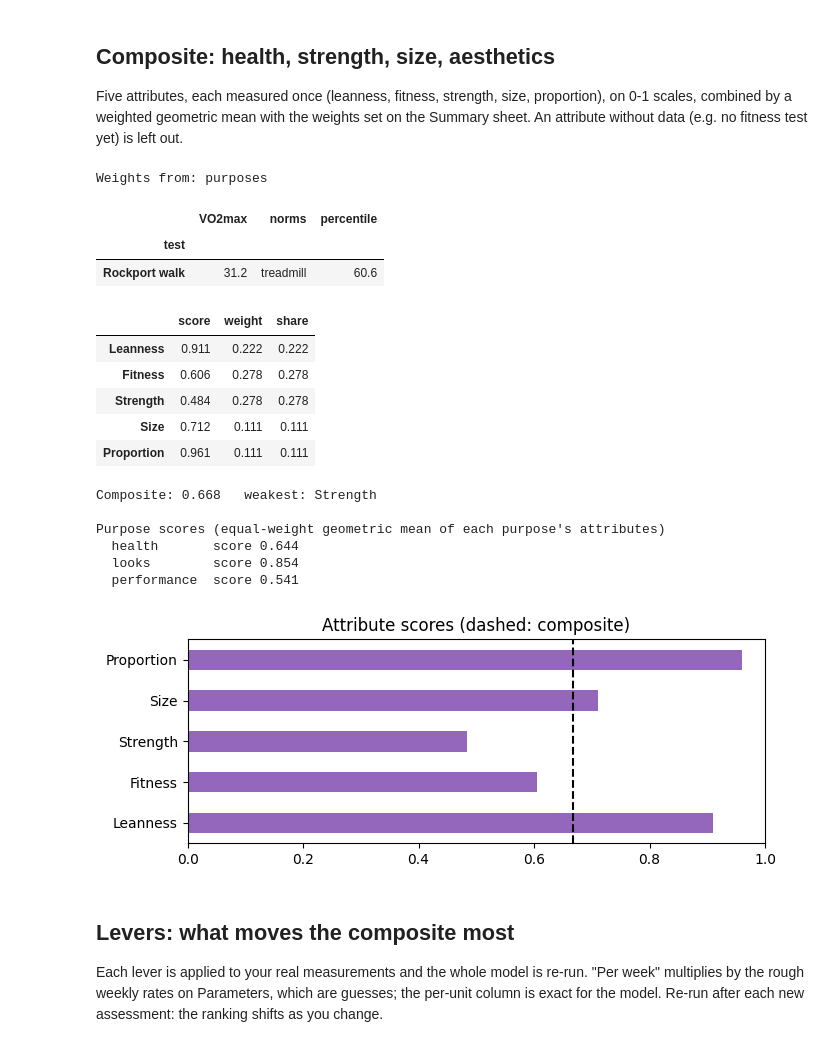
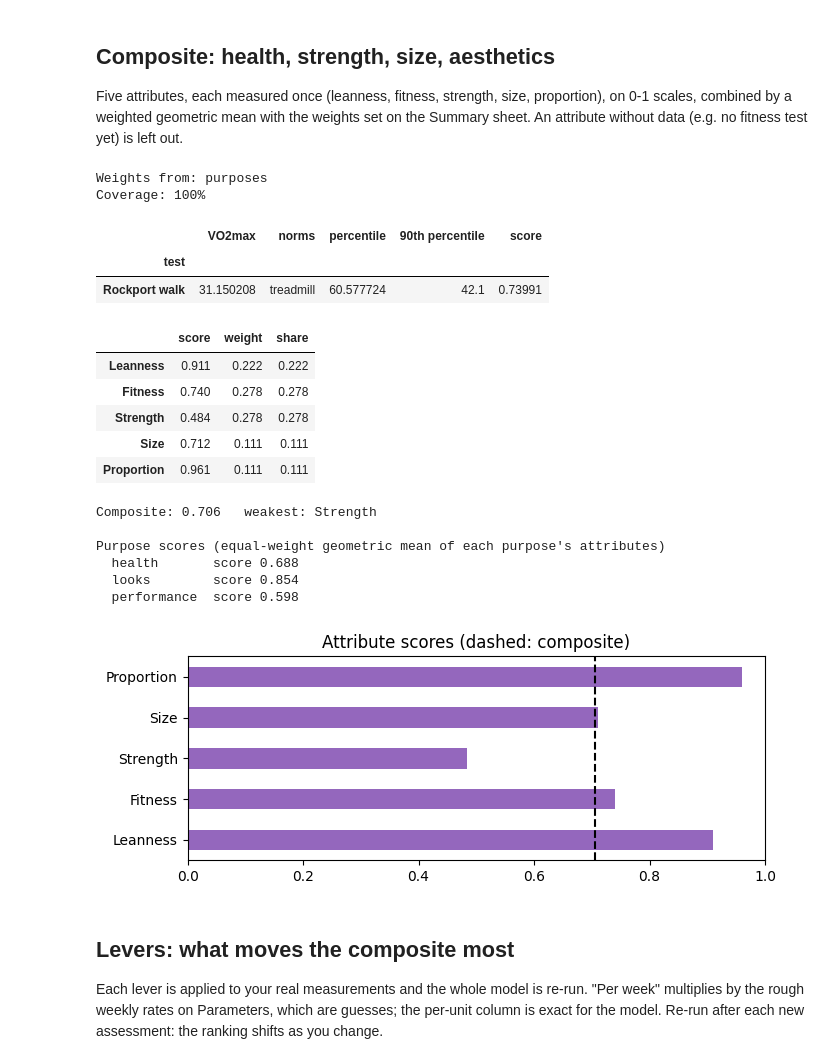
Before and after one commit to danmcne/Body-Assessment, a Jupyter notebook: body_assessment.ipynb, the cells around one changed output. Cells and saved outputs as stored; diff of their text form; code cells hidden in the pictures.

```diff
--- a/body_assessment.ipynb
+++ b/body_assessment.ipynb
@@ -75,7 +76,8 @@ butt = block("site", "a (wrist)")
 lifts = block("key", "label").set_index("key")
 tiers = block("tier", "min score")
 agecoef = block("age", "coefficient").astype(float).set_index("age")["coefficient"]
-GROUP_COLS = [c for c in lifts.columns[lifts.columns.get_loc("source") + 1:] if c not in ("bw offset", "factor (male)", "factor (female)")]
+GROUP_COLS = [c for c in lifts.columns[lifts.columns.get_loc("source") + 1:]
+              if c not in ("bw offset", "factor (male)", "factor (female)", "equipment", "confidence")]
 print(f"Dates available: {[d.date().isoformat() for d in history.columns]}")
 # %% [output]
 Sex: female
@@ -289,6 +291,8 @@ def strength(raw):
         if load is None or reps is None or math.isnan(load) or math.isnan(reps):
             continue
         reps = math.floor(reps)                    # sets to failure; decimals rounded down
+        if reps < 1 or reps > 10:
+            continue                               # outside Wathan's reliable range: not scored
         bwlift = int(lifts.at[k, "bodyweight lift"]) == 1
         total = load + (bw if bwlift else 0)
         e1 = total / wathan_factor(reps)
@@ -306,7 +310,12 @@ def strength(raw):
                      "e1RM": e1, "e1RM as entered": e1 - (bw if bwlift else 0), "deadlift equiv": dleq,
                      "score": dleq * perkg, "reps maxes": [total * wathan_factor(n) / wathan_factor(eff) - (bw if bwlift else 0) for n in range(1, 11)]})
     T = pd.DataFrame(rows).set_index("lift")
-    cats = T.loc[T.groupby("category")["score"].idxmax()].reset_index().set_index("category")
+    # machine lifts count for a category only when no free-weight lift is entered in it
+    T["equipment"] = [lifts.at[k, "equipment"] for k in T.index]
+    free_cats = set(T.loc[T.equipment != "machine", "category"])
+    T["eligible"] = [(e != "machine") or (c not in free_cats) for e, c in zip(T.equipment, T.category)]
+    E_ = T[T.eligible]
+    cats = E_.loc[E_.groupby("category")["score"].idxmax()].reset_index().set_index("category")
     cats = cats.reindex([c for c in ["squat", "floor pull", "horizontal press", "vertical press", "pull"] if c in cats.index])
     overall = cats.score.mean()
     gm = math.exp(np.log(cats.score).mean())
@@ -331,7 +340,7 @@ def strength(raw):
     G["score"] = G["score"].astype(float)
     G["tier"] = G.score.map(tier); G["vs overall"] = G.score / overall - 1
     summary = {"Overall (arithmetic)": overall, "Overall tier": tier(overall), "Geometric mean": gm,
-               "Symmetry": 100 * gm / overall, "Strongest lift": lifts.at[T.score.idxmax(), "label"],
+               "Strength balance": 100 * gm / overall, "Strongest lift": lifts.at[T.score.idxmax(), "label"],
                "Weakest lift": lifts.at[T.score.idxmin(), "label"], "PL total (kg)": pl_total,
                "Wilks": pl_total * wilks, "Wilks, age-adjusted": pl_total * wilks * agec,
                "Strongest group": G.score.idxmax(), "Weakest group": G.score.idxmin(),
@@ -455,7 +464,7 @@ pws = pd.read_excel(WORKBOOK, sheet_name="Purposes", header=None, engine=engine)
 ph = pws.index[pws[0] == "purpose"][0]
 ptab = pws.loc[ph + 1:ph + 3, [0, 1, 2]]
 ptab.columns = ["purpose", "rank", "points"]
-ptab["purpose"] = ptab["purpose"].str.lower()
+ptab["purpose"] = ptab["purpose"].str.lower().str.split().str[0]   # "Health (fitness-related)" -> "health"
 ptab = ptab.set_index("purpose").apply(pd.to_numeric, errors="coerce")
 purpose_base = (ptab["points"].fillna(0) if ptab["points"].fillna(0).sum() > 0 else (1 / ptab["rank"]).fillna(0)).to_dict()
 
@@ -472,14 +481,23 @@ print(f"Weights from: {mode}")
 # Fitness: VO2max estimates from the tests entered, FRIEND percentiles
 friend = block("key", "sex|mode").set_index("key")
 DEC = ["p10", "p20", "p30", "p40", "p50", "p60", "p70", "p80", "p90"]
+def friend_row(mode, age):
+    return friend.loc[f"{SEX}|{mode}|{min(80, max(20, int(age // 10) * 10))}", DEC].astype(float).values
+def p90_of(mode, age):
+    return friend_row(mode, age)[8]
 def percentile(v, mode, age):
-    row = friend.loc[f"{SEX}|{mode}|{min(80, max(20, int(age // 10) * 10))}", DEC].astype(float).values
+    """Interpolated only within FRIEND's published 10th-90th range; no extrapolation."""
+    row = friend_row(mode, age)
+    if v < row[0]:
+        return "below 10th"
+    if v > row[8]:
+        return "above 90th"
     k = 1
     for i in range(9):
         if v >= row[i]:
             k = i + 1
     k = min(k, 8)
-    return max(1.0, min(99.0, 10 * (k + (v - row[k - 1]) / (row[k] - row[k - 1]))))
+    return 10 * (k + (v - row[k - 1]) / (row[k] - row[k - 1]))
 
 def fitness(raw, vo2_shift=0.0):
     g = lambda k: raw.get(k) if raw.get(k) is not None and not math.isnan(raw.get(k)) else None
@@ -492,16 +510,15 @@ def fitness(raw, vo2_shift=0.0):
     d = g("cooper_distance")
     if d is not None:
         est.append(("Cooper run", (d - P["cooper_a"]) / P["cooper_b"], "treadmill"))
-    d, t = g("run_distance"), g("run_time")
-    if d is not None and t is not None:
-        v = d / t
-        est.append(("Timed run (VDOT)", (P["vdot_a"] + P["vdot_b"] * v + P["vdot_c"] * v * v) /
-                    (P["vdot_d"] + P["vdot_e"] * math.exp(-P["vdot_f"] * t) + P["vdot_g"] * math.exp(-P["vdot_h"] * t)), "treadmill"))
     W = g("cycle_watts")
     if W is not None:
         est.append(("Cycle ramp (ACSM)", P["cyc_a"] * W / w + P["cyc_b"], "cycle"))
-    rows = [(n_, v + vo2_shift, md, percentile(v + vo2_shift, md, age)) for n_, v, md in est]
-    return pd.DataFrame(rows, columns=["test", "VO2max", "norms", "percentile"]).set_index("test")
+    rows = []
+    for n_, v, md in est:
+        v = v + vo2_shift
+        p90 = p90_of(md, age)
+        rows.append((n_, v, md, percentile(v, md, age), p90, v / p90))
+    return pd.DataFrame(rows, columns=["test", "VO2max", "norms", "percentile", "90th percentile", "score"]).set_index("test")
 
 def evaluate(raw, vo2_shift=0.0):
     """Whole model on one set of raw measurements -> (composite, dimension scores, pieces)."""
@@ -514,7 +531,7 @@ def evaluate(raw, vo2_shift=0.0):
     F_ = fitness(raw, vo2_shift)
     d = {
         "Leanness": max(0.0, min(1.0, (P["whtr_zero"] - whtr) / (P["whtr_zero"] - P["whtr_best"]))),
-        "Fitness": F_.percentile.mean() / 100 if len(F_) else float("nan"),
+        "Fitness": float(F_.score.median()) if len(F_) else float("nan"),
         "Strength": S_["Geometric mean"] / P["strength_ref"],
         "Size": H_["Lean mass (kg)"] / primary_ceiling(lean_),
         "Proportion": 1 / (1 + As_["Overall distance (RMS log, as %)"]),   # nan if no ratio applies
@@ -527,43 +544,47 @@ def evaluate(raw, vo2_shift=0.0):
 composite, dims, pieces = evaluate(raw)
 _w = attribute_weights({k for k, v in dims.items() if not math.isnan(v)})
 weights = {k: _w.get(k, 0.0) for k in dims}
+_full = attribute_weights(set(dims))                      # intended weights if everything were measured
+coverage = sum(v for k, v in _full.items() if not math.isnan(dims[k])) / sum(_full.values())
+print(f"Coverage: {coverage:.0%}" + ("" if coverage > 0.9999 else "  PROVISIONAL: a weighted attribute has no data"))
 if len(pieces["F"]):
-    display(pieces["F"].round(1))
+    display(pieces["F"])
 else:
     print("No fitness test entered for this date: fitness is left out of the composite.")
 C = pd.DataFrame({"score": dims, "weight": weights})
 C["share"] = C.weight / C.weight.sum()
 display(C.round(3))
 avail_dims = {k: v for k, v in dims.items() if not math.isnan(v)}
 print(f"Composite: {composite:.3f}   weakest: {min(avail_dims, key=avail_dims.get)}")
 # Purposes view (read-only)
 share = C["share"]
 print("\nPurpose scores (equal-weight geometric mean of each purpose's attributes)")
 purpose_scores = {}
 for p_ in PURPOSES:
     xs = [math.log(dims[a]) for a in dims if not math.isnan(dims[a]) and float(pur.at[a, p_]) == 1]
     purpose_scores[p_] = math.exp(sum(xs) / len(xs)) if xs else float("nan")
     print(f"  {p_:12s} score {purpose_scores[p_]:.3f}")
 ax = C.score.plot.barh(xlim=(0, 1), color="tab:purple", figsize=(7, 2.8)); ax.axvline(composite, color="k", ls="--")
 ax.set_title("Attribute scores (dashed: composite)"); plt.tight_layout(); plt.show()
 # %% [output]
 Weights from: purposes
+Coverage: 100%
-|  | VO2max | norms | percentile |
-| test |  |  |  |
-| Rockport walk | 31.2 | treadmill | 60.6 |
+|  | VO2max | norms | percentile | 90th percentile | score |
+| test |  |  |  |  |  |
+| Rockport walk | 31.150208 | treadmill | 60.577724 | 42.1 | 0.73991 |
 |  | score | weight | share |
 | Leanness | 0.911 | 0.222 | 0.222 |
-| Fitness | 0.606 | 0.278 | 0.278 |
+| Fitness | 0.740 | 0.278 | 0.278 |
 | Strength | 0.484 | 0.278 | 0.278 |
 | Size | 0.712 | 0.111 | 0.111 |
 | Proportion | 0.961 | 0.111 | 0.111 |
-Composite: 0.668   weakest: Strength
+Composite: 0.706   weakest: Strength
 
 Purpose scores (equal-weight geometric mean of each purpose's attributes)
-  health       score 0.644
+  health       score 0.688
   looks        score 0.854
-  performance  score 0.541
+  performance  score 0.598
-[figure, old version]
+[figure, new version]
 # %% [markdown]
 ## Levers: what moves the composite most
 Each lever is applied to your real measurements and the whole model is re-run. "Per week" multiplies by the rough weekly rates on
```
Also changed, not shown: parts of 5 cells of this notebook, 3 other files.
